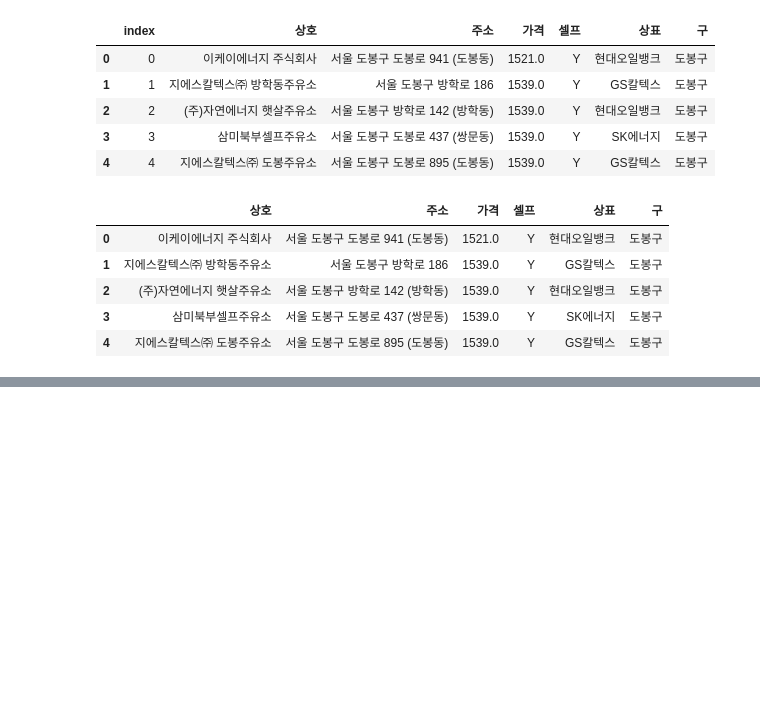
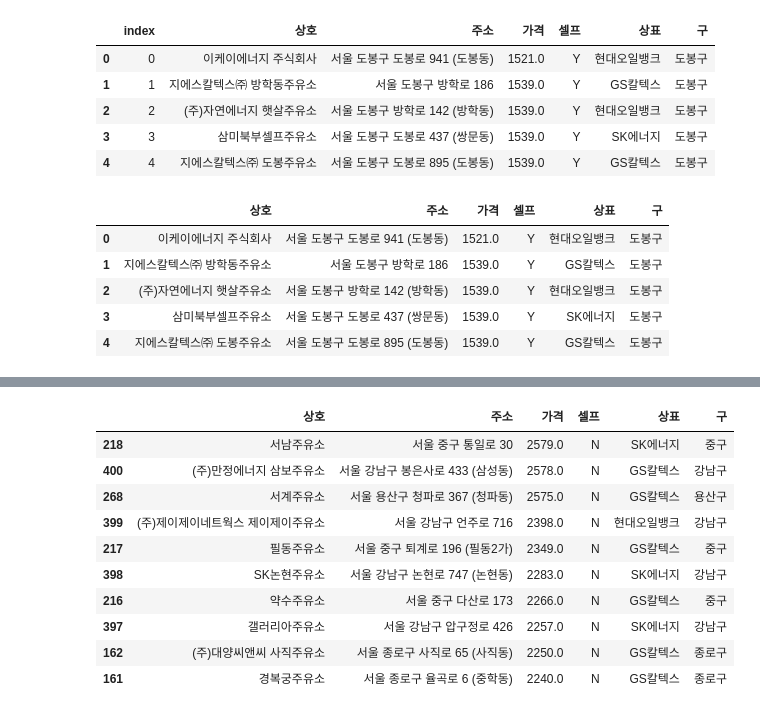
Before and after one commit to offpython/EDA, a Jupyter notebook: 04. Selenium_Basic_1.ipynb, the cells around one changed output, grey strips where cells are left out. Saved outputs shown, nothing was run; the diff lists cells and outputs as text; code cells hidden in the pictures; blank space fills up the shorter version.

```diff
--- a/04. Selenium_Basic_1.ipynb
+++ b/04. Selenium_Basic_1.ipynb
@@ -642,0 +694,15 @@ stations.tail()
+# %%
+# 가장 비싼 주유소 10개
+stations.sort_values(by='가격', ascending=False).head(10)
+# %% [output]
+|  | 상호 | 주소 | 가격 | 셀프 | 상표 | 구 |
+| 218 | 서남주유소 | 서울 중구 통일로 30 | 2579.0 | N | SK에너지 | 중구 |
+| 400 | (주)만정에너지 삼보주유소 | 서울 강남구 봉은사로 433 (삼성동) | 2578.0 | N | GS칼텍스 | 강남구 |
+| 268 | 서계주유소 | 서울 용산구 청파로 367 (청파동) | 2575.0 | N | GS칼텍스 | 용산구 |
+| 399 | (주)제이제이네트웍스 제이제이주유소 | 서울 강남구 언주로 716 | 2398.0 | N | 현대오일뱅크 | 강남구 |
+| 217 | 필동주유소 | 서울 중구 퇴계로 196 (필동2가) | 2349.0 | N | GS칼텍스 | 중구 |
+| 398 | SK논현주유소 | 서울 강남구 논현로 747 (논현동) | 2283.0 | N | SK에너지 | 강남구 |
+| 216 | 약수주유소 | 서울 중구 다산로 173 | 2266.0 | N | GS칼텍스 | 중구 |
+| 397 | 갤러리아주유소 | 서울 강남구 압구정로 426 | 2257.0 | N | SK에너지 | 강남구 |
+| 162 | (주)대양씨앤씨 사직주유소 | 서울 종로구 사직로 65 (사직동) | 2250.0 | N | GS칼텍스 | 종로구 |
+| 161 | 경복궁주유소 | 서울 종로구 율곡로 6 (중학동) | 2240.0 | N | GS칼텍스 | 종로구 |
```
Also changed, not shown: parts of 10 cells of this notebook.
